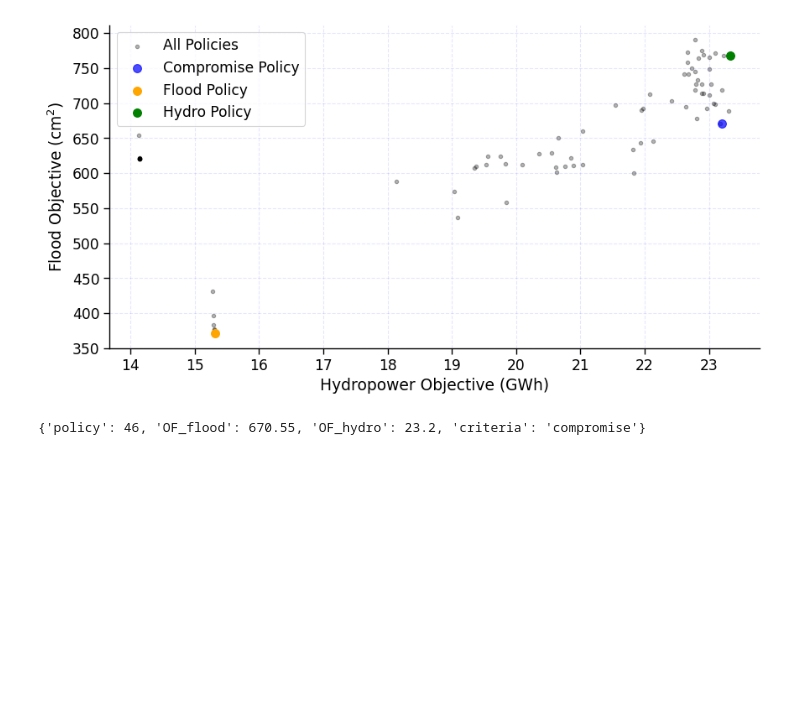
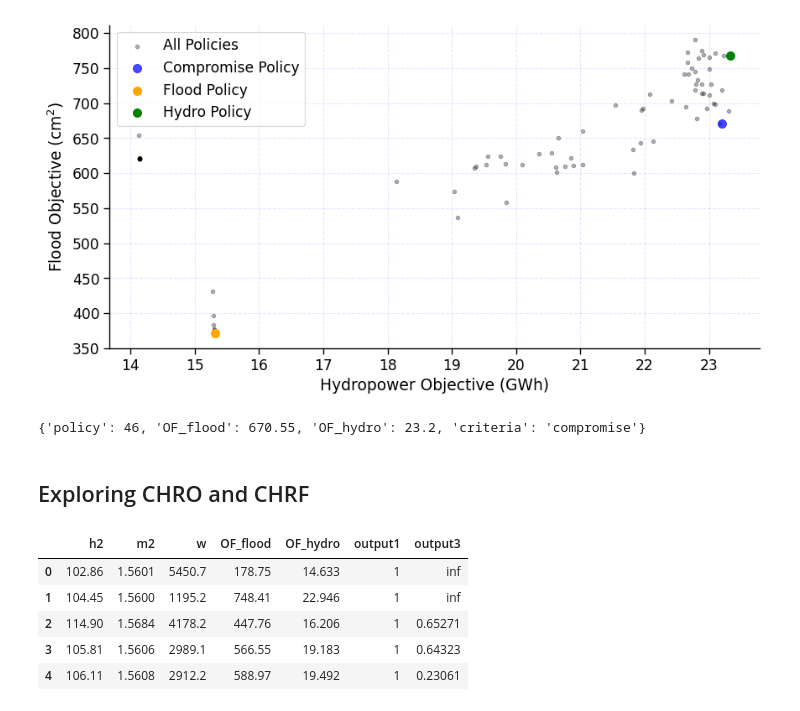
Before and after one commit to CooperBigFoot/optimal-wat-allocation, a Jupyter notebook: code/eda.ipynb, the cells around one changed output. Saved outputs shown, nothing was run; the diff lists cells and outputs as text; code cells hidden in the pictures; blank space fills up the shorter version.

```diff
--- a/code/eda.ipynb
+++ b/code/eda.ipynb
@@ -247,3 +247,30 @@ plt.show()
 compromise
 # %% [output]
 {'policy': 46, 'OF_flood': 670.55, 'OF_hydro': 23.2, 'criteria': 'compromise'}
+# %% [markdown]
+## Exploring CHRO and CHRF
+# %%
+def load_and_concat_data(
+    filenames: list[str], columns: list[str], folder_path: str
+) -> pd.DataFrame:
+    """
+    Load CSV files, concatenate them into a single DataFrame, and drop duplicates.
+
+    Parameters:
+    - filenames: list of filenames to load
+    - columns: list of column names
+    - folder_path: path to folder containing CSV files
+
+    Returns:
+    - combined_data: concatenated DataFrame
+    """
+    combined_data = pd.DataFrame(columns=columns)
+
+    for filename in filenames:
+        df = pd.read_csv(os.path.join(folder_path, f"{filename}.csv"), header=None)
+        df.columns = columns
+
+        combined_data = pd.concat([combined_data, df]).reset_index(drop=True)
+        combined_data.drop_duplicates(inplace=True, subset=['h2', 'm2', 'w', 'OF_flood', 'OF_hydro'])
+
+    return combined_data
@@ -249,0 +290,9 @@ compromise
+# %%
+gen_opt_policies.head()
+# %% [output]
+|  | h2 | m2 | w | OF_flood | OF_hydro | output1 | output3 |
+| 0 | 102.86 | 1.5601 | 5450.7 | 178.75 | 14.633 | 1 | inf |
+| 1 | 104.45 | 1.5600 | 1195.2 | 748.41 | 22.946 | 1 | inf |
+| 2 | 114.90 | 1.5684 | 4178.2 | 447.76 | 16.206 | 1 | 0.65271 |
+| 3 | 105.81 | 1.5606 | 2989.1 | 566.55 | 19.183 | 1 | 0.64323 |
+| 4 | 106.11 | 1.5608 | 2912.2 | 588.97 | 19.492 | 1 | 0.23061 |
```
Also changed, not shown: parts of 4 cells of this notebook, 11 other files.
